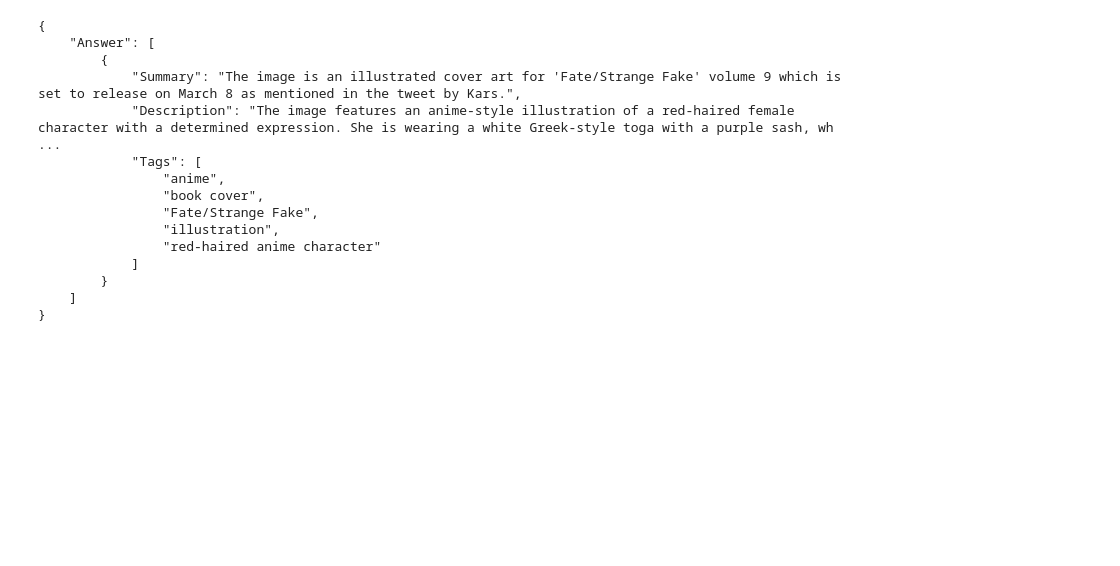
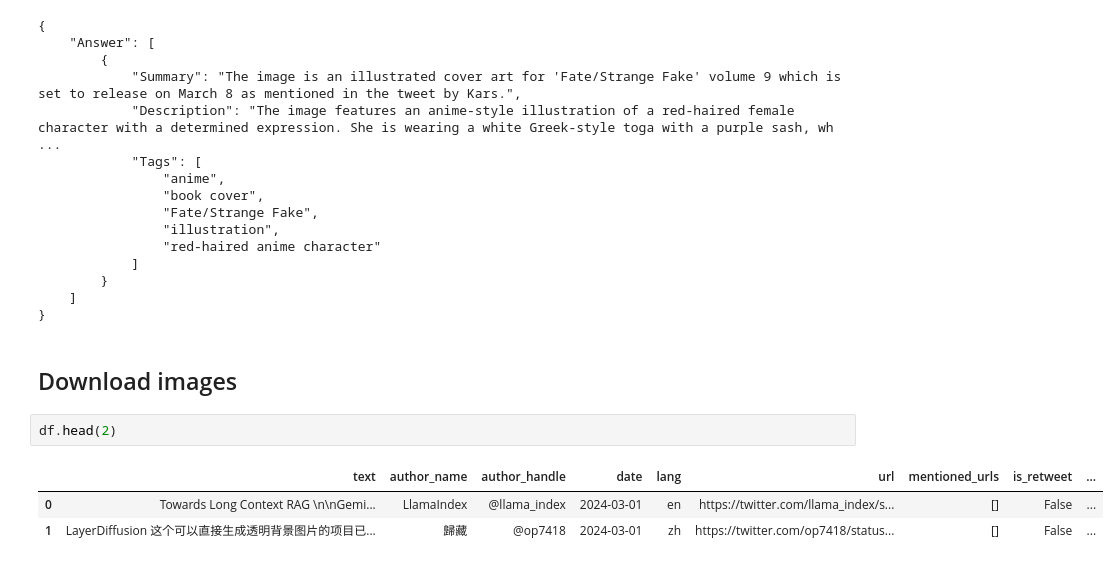
Before and after one commit to AlexZhangji/Twitter-Insight-LLM, a Jupyter notebook: twitter_data_initial_exploration.ipynb, the cells around one changed output. Saved outputs shown, nothing was run; the diff lists cells and outputs as text; blank space fills up the shorter version.

```diff
--- a/twitter_data_initial_exploration.ipynb
+++ b/twitter_data_initial_exploration.ipynb
@@ -288,3 +311,11 @@ print(json.dumps(json.loads(result), indent=4))
         }
     ]
 }
+# %% [markdown]
+## Download images
+# %%
+df.head(2)
+# %% [output]
+|  | text | author_name | author_handle | date | lang | url | mentioned_urls | is_retweet | ... |
+| 0 | Towards Long Context RAG \n\nGemi... | LlamaIndex | @llama_index | 2024-03-01 | en | https://twitter.com/llama_index/s... | [] | False | ... |
+| 1 | LayerDiffusion 这个可以直接生成透明背景图片的项目已... | 歸藏 | @op7418 | 2024-03-01 | zh | https://twitter.com/op7418/status... | [] | False | ... |
```
Also changed, not shown: parts of 5 cells of this notebook, 1 other file.
